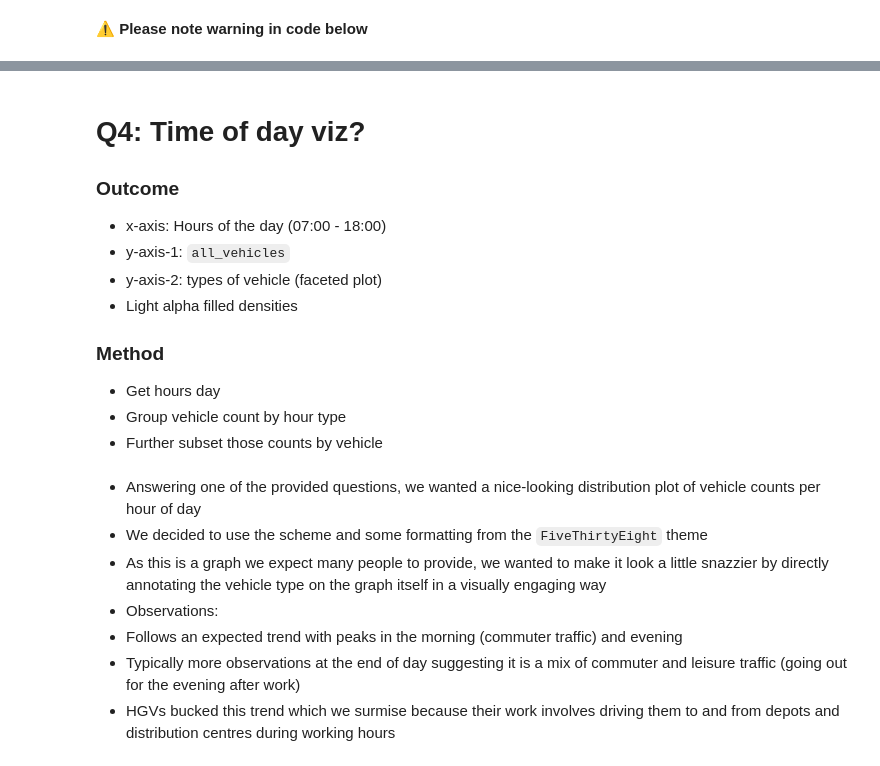
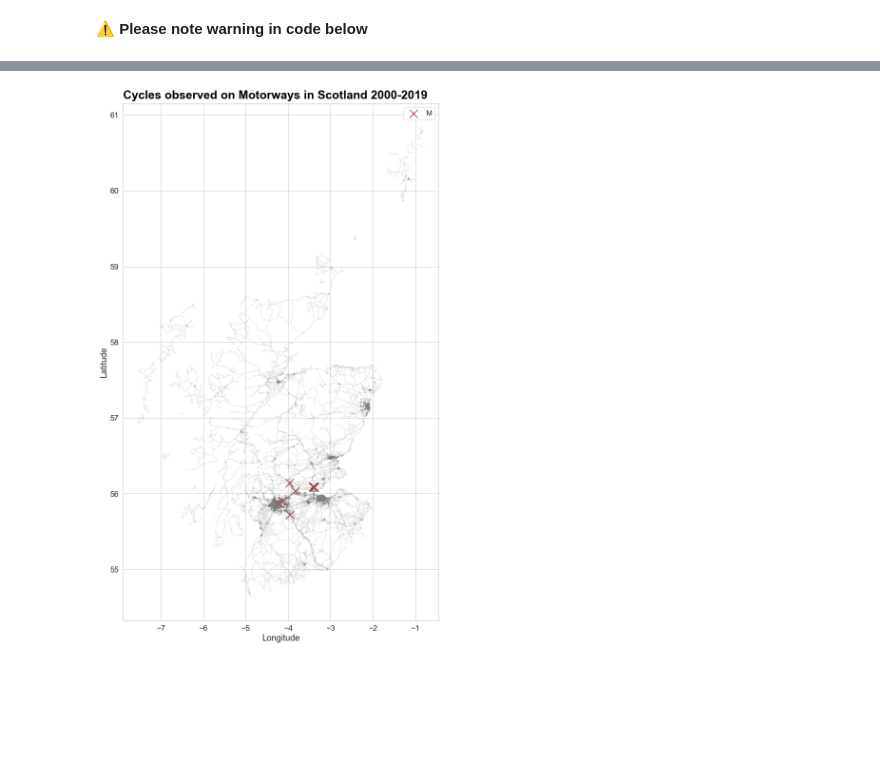
Before and after one commit to c-abbott/scottish-transport-analysis, a Jupyter notebook: project-2-report.ipynb, the cells around one changed output, grey strips where cells are left out. Saved outputs shown, nothing was run; the diff lists cells and outputs as text; code cells hidden in the pictures; blank space fills up the shorter version.

```diff
--- a/project-2-report.ipynb
+++ b/project-2-report.ipynb
@@ -575,30 +563,13 @@ scotland_roads = gpd.read_file('data/roads.shp')
 # %%
+# Create map showing road network, and plot bike observations (on M roads)
 fig, axis = plt.subplots(figsize = (12, 20))
-scotland_roads.plot(ax = axis, color = 'gray', alpha = 0.2)
-#scotland_auth_shape.plot(ax = axis, color = 'white', edgecolor = 'black')
-#geo_df[geo_df['road_type'] == 'U'].plot(ax = axis, markersize = 15, color = 'red', marker = 'o', label = 'U')
-#geo_df[geo_df['road_type'] == 'C'].plot(ax = axis, markersize = 15, color = 'green', marker = 'o', label = 'C')
-geo_df[geo_df['road_type'] == 'M'].plot(ax = axis, markersize = 200, color = 'firebrick', marker = 'x', label = 'M')
+scotland_roads.plot(ax = axis, color = 'gray', alpha = 0.15)
+axis.set_ylabel('Latitude')
+axis.set_xlabel('Longitude')
+axis.set_title("Cycles observed on Motorways in Scotland 2000-2019",
+            pad=10, loc = "left", fontdict={'weight':'heavy', 'color':'black'}, fontsize=25)
+geo_df[geo_df['road_type'] == 'M'].plot(ax = axis, markersize = 300, color = 'firebrick', marker = 'x', label = 'M')
 plt.legend(prop = {'size': 15})
 plt.show()
+# %% [output]
+[figure, added]
-# %% [markdown]
-# Q4: Time of day viz?
-
-### Outcome
-* x-axis: Hours of the day (07:00 - 18:00)
-* y-axis-1: `all_vehicles`
-* y-axis-2: types of vehicle (faceted plot)
-* Light alpha filled densities
-
-### Method
-* Get hours day
-* Group vehicle count by hour type
-* Further subset those counts by vehicle
-# %% [markdown]
-* Answering one of the provided questions, we wanted a nice-looking distribution plot of vehicle counts per hour of day
-* We decided to use the scheme and some formatting from the `FiveThirtyEight` theme
-* As this is a graph we expect many people to provide, we wanted to make it look a little snazzier by directly annotating the vehicle type on the graph itself in a visually engaging way
-* Observations:
- * Follows an expected trend with peaks in the morning (commuter traffic) and evening
- * Typically more observations at the end of day suggesting it is a mix of commuter and leisure traffic (going out for the evening after work)
- * HGVs bucked this trend which we surmise because their work involves driving them to and from depots and distribution centres during working hours
```
Also changed, not shown: parts of 39 cells of this notebook.
